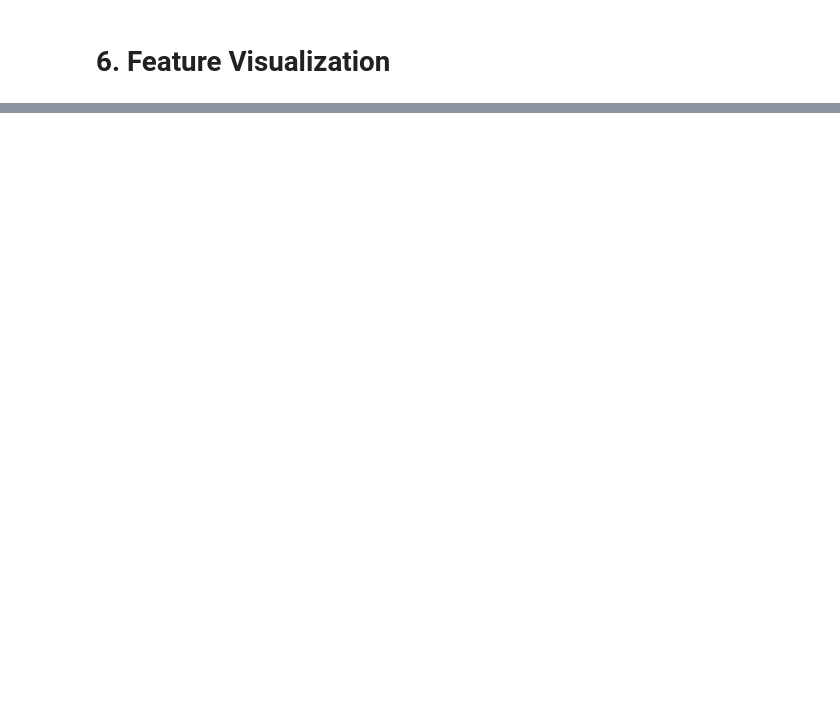
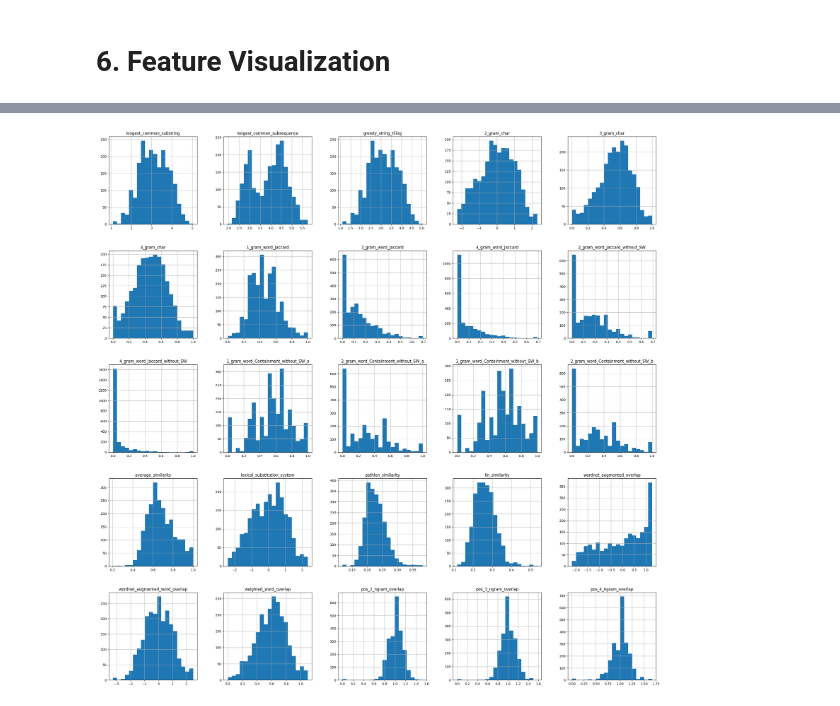
Before and after one commit to JoanK11/MAI-IHLT-Introduction_to_Human_Language_Technology, a Jupyter notebook: feature_extraction.ipynb, the cells around one changed output, grey strips where cells are left out. Drawn from its saved outputs; the diff is of its cells as text; code cells hidden in the pictures; blank space fills up the shorter version.

```diff
--- a/feature_extraction.ipynb
+++ b/feature_extraction.ipynb
@@ -294,0 +295,31 @@ features_train.head()
+# %%
+from sklearn.preprocessing import PowerTransformer
+
+# Initialize Yeo-Johnson power transformer
+power_transformer = PowerTransformer(method='yeo-johnson')
+
+# List of columns to apply log1p transformation
+log_transform_cols = [
+    "longest_common_substring", "longest_common_subsequence",
+    "greedy_string_tiling", "3_gram_word_Jaccard",
+    "4_gram_word_Jaccard", "2_gram_word_Jaccard_without_SW",
+    "pathlen_similarity", "lin_similarity", "weighted_word_overlap"
+]
+
+# Apply log1p transformation to specified training features
+for col in log_transform_cols:
+    features_train[col] = np.log1p(features_train[col])
+
+# Apply Yeo-Johnson transformation to selected training features
+features_train[["2_gram_char", "lexical_substitution_system", "wordnet_augmented_overlap", "wordnet_augmented_word_overlap"]] = power_transformer.fit_transform(features_train[["2_gram_char", "lexical_substitution_system", "wordnet_augmented_overlap", "wordnet_augmented_word_overlap"]])
+
+# Apply log1p transformation to specified test features
+for col in log_transform_cols:
+    features_test[col] = np.log1p(features_test[col])
+
+# Apply the Yeo-Johnson transformation to selected test features
+features_test[["2_gram_char", "lexical_substitution_system", "wordnet_augmented_overlap", "wordnet_augmented_word_overlap"]] = power_transformer.transform(features_test[["2_gram_char", "lexical_substitution_system", "wordnet_augmented_overlap", "wordnet_augmented_word_overlap"]])
+# %%
+_=features_train.hist(bins=20,figsize=(30,30))
+# %% [output]
+[figure, added]
```
Also changed, not shown: parts of 23 cells of this notebook, 4 other files.
